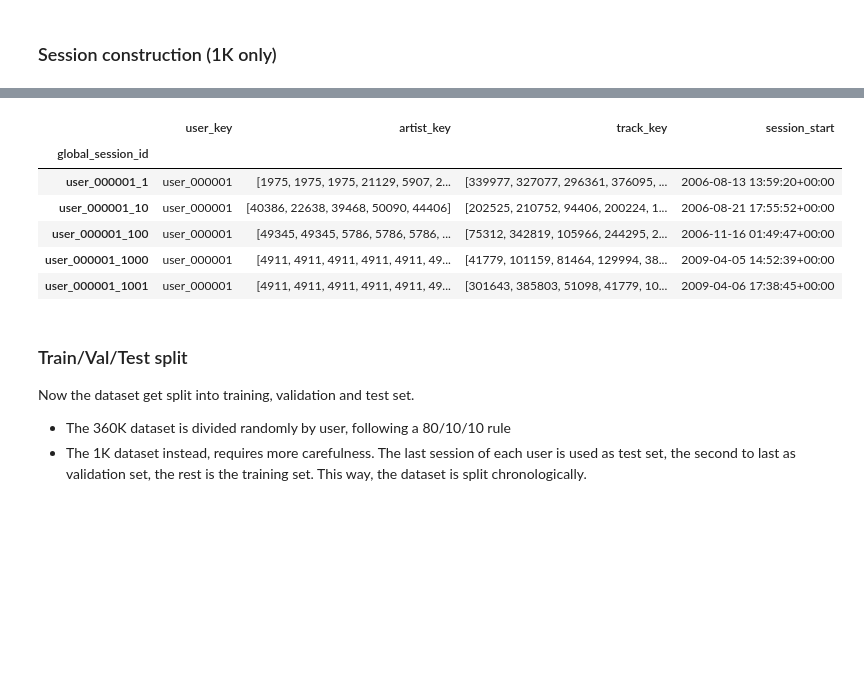
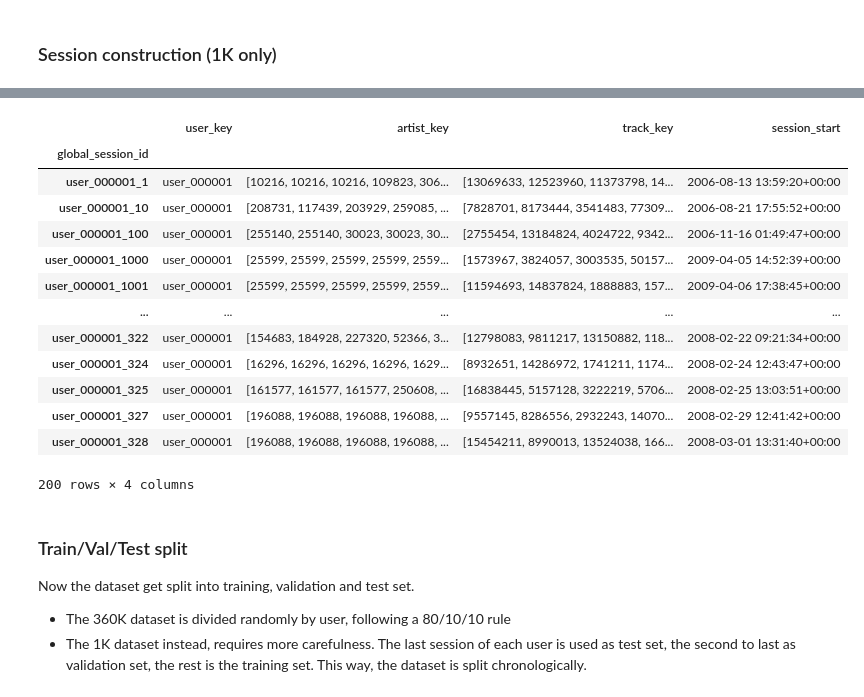
Before and after one commit to Rimaro03/project-recommender-system, a Jupyter notebook: data_preprocessing.ipynb, the cells around one changed output, grey strips where cells are left out. Saved outputs shown, nothing was run; the diff lists cells and outputs as text; code cells hidden in the pictures; blank space fills up the shorter version.

```diff
--- a/data_preprocessing.ipynb
+++ b/data_preprocessing.ipynb
@@ -34,7 +34,7 @@ NUM_NEGATIVES = 100 # number of negative samples per positive interaction
 # 1K dataset
 PATH_1K = DATA_DIR + "lastfm-dataset-1K/userid-timestamp-artid-artname-traid-traname.tsv"
 COLS_1K = ["user_id", "timestamp", "artist_id", "artist_name", "track_id", "track_name"]
-CHUCK_SIZE = 500000
+
 
 df_1k = pd.read_csv(
     PATH_1K,
@@ -42,7 +42,7 @@ df_1k = pd.read_csv(
     names=COLS_1K,
     on_bad_lines='skip',
     quoting=3,
-    nrows=CHUCK_SIZE
+
 )
 df_1k.dropna(inplace=True)
 df_1k.drop_duplicates(inplace=True)
@@ -63,7 +63,6 @@ df_1k.head()
 # 350K dataset
 PATH_360K = DATA_DIR + "lastfm-dataset-360K/usersha1-artmbid-artname-plays.tsv"
 COLS_360K = ["user_id", "artist_mbid", "artist_name", "plays"]
-CHUCK_SIZE = 500000
 
 df_360k = pd.read_csv(
     PATH_360K,
@@ -71,7 +70,6 @@ df_360k = pd.read_csv(
     names=COLS_360K,
     on_bad_lines='skip',
     quoting=3,
-    nrows=CHUCK_SIZE,
 )
 df_360k.dropna(inplace=True)
 df_360k.drop_duplicates(inplace=True)
@@ -101,15 +99,20 @@ df_360k['user_key'] = df_360k['user_id'].astype(str)
 df_1k['user_key'] = df_1k['user_id'].astype(str)
 
 # 2. Artist Keys (Artist ID + Artist Name)
-clean_name = (
+# Create clean name for 1K
+clean_name_1k = (
     df_1k["artist_name"]
     .fillna("unknown")
     .str.lower()
     .str.strip()
     .str.replace(r"[^a-z0-9]+", "", regex=True)
 )
-df_1k['artist_key'] = df_1k['artist_id'].fillna('clean_name')
-clean_name = (
+
+# Use the variable (no quotes!) and append the original name with ":::"
+df_1k['artist_key'] = df_1k['artist_id'].fillna(clean_name_1k) + ":::" + df_1k['artist_name'].fillna('unknown')
+
+# Create clean name for 360K
+clean_name_360k = (
     df_360k["artist_name"]
     .fillna("unknown")
     .str.lower()
@@ -117,8 +120,10 @@ clean_name = (
     .str.replace(r"[^a-z0-9]+", "", regex=True)
 )
 
-df_360k['artist_key'] = df_360k['artist_mbid'].fillna('clean_name')
-# 3. Track Keys (Track ID + Track Name)
+# Use the variable (no quotes!) and append the original name with ":::"
+df_360k['artist_key'] = df_360k['artist_mbid'].fillna(clean_name_360k) + ":::" + df_360k['artist_name'].fillna('unknown')
+
+# 3. Track Keys
 df_1k['track_key'] = df_1k['track_id'].fillna('no_id') + ":::" + df_1k['track_name'].fillna('unknown')
 # %%
 def build_vocab(keys):
@@ -196,20 +204,27 @@ df_1k_clean.head()
 # %%
 sessions = df_1k_clean.groupby("global_session_id").agg({
     "user_key": "first",
     "artist_key": list,
     "track_key": list,
     "timestamp": "min"
 })
 sessions = sessions.rename(columns={'timestamp': 'session_start'})
-sessions.head()
+sessions.head(200)
 # %% [output]
 |  | user_key | artist_key | track_key | session_start |
 | global_session_id |  |  |  |  |
-| user_000001_1 | user_000001 | [1975, 1975, 1975, 21129, 5907, 2... | [339977, 327077, 296361, 376095, ... | 2006-08-13 13:59:20+00:00 |
-| user_000001_10 | user_000001 | [40386, 22638, 39468, 50090, 44406] | [202525, 210752, 94406, 200224, 1... | 2006-08-21 17:55:52+00:00 |
-| user_000001_100 | user_000001 | [49345, 49345, 5786, 5786, 5786, ... | [75312, 342819, 105966, 244295, 2... | 2006-11-16 01:49:47+00:00 |
-| user_000001_1000 | user_000001 | [4911, 4911, 4911, 4911, 4911, 49... | [41779, 101159, 81464, 129994, 38... | 2009-04-05 14:52:39+00:00 |
-| user_000001_1001 | user_000001 | [4911, 4911, 4911, 4911, 4911, 49... | [301643, 385803, 51098, 41779, 10... | 2009-04-06 17:38:45+00:00 |
+| user_000001_1 | user_000001 | [10216, 10216, 10216, 109823, 306... | [13069633, 12523960, 11373798, 14... | 2006-08-13 13:59:20+00:00 |
+| user_000001_10 | user_000001 | [208731, 117439, 203929, 259085, ... | [7828701, 8173444, 3541483, 77309... | 2006-08-21 17:55:52+00:00 |
+| user_000001_100 | user_000001 | [255140, 255140, 30023, 30023, 30... | [2755454, 13184824, 4024722, 9342... | 2006-11-16 01:49:47+00:00 |
+| user_000001_1000 | user_000001 | [25599, 25599, 25599, 25599, 2559... | [1573967, 3824057, 3003535, 50157... | 2009-04-05 14:52:39+00:00 |
+| user_000001_1001 | user_000001 | [25599, 25599, 25599, 25599, 2559... | [11594693, 14837824, 1888883, 157... | 2009-04-06 17:38:45+00:00 |
+| ... | ... | ... | ... | ... |
+| user_000001_322 | user_000001 | [154683, 184928, 227320, 52366, 3... | [12798083, 9811217, 13150882, 118... | 2008-02-22 09:21:34+00:00 |
+| user_000001_324 | user_000001 | [16296, 16296, 16296, 16296, 1629... | [8932651, 14286972, 1741211, 1174... | 2008-02-24 12:43:47+00:00 |
+| user_000001_325 | user_000001 | [161577, 161577, 161577, 250608, ... | [16838445, 5157128, 3222219, 5706... | 2008-02-25 13:03:51+00:00 |
+| user_000001_327 | user_000001 | [196088, 196088, 196088, 196088, ... | [9557145, 8286556, 2932243, 14070... | 2008-02-29 12:41:42+00:00 |
+| user_000001_328 | user_000001 | [196088, 196088, 196088, 196088, ... | [15454211, 8990013, 13524038, 166... | 2008-03-01 13:31:40+00:00 |
+200 rows × 4 columns
 # %% [markdown]
 ### Train/Val/Test split
 Now the dataset get split into training, validation and test set.
```
Also changed, not shown: parts of 7 cells of this notebook, 1 other file.
